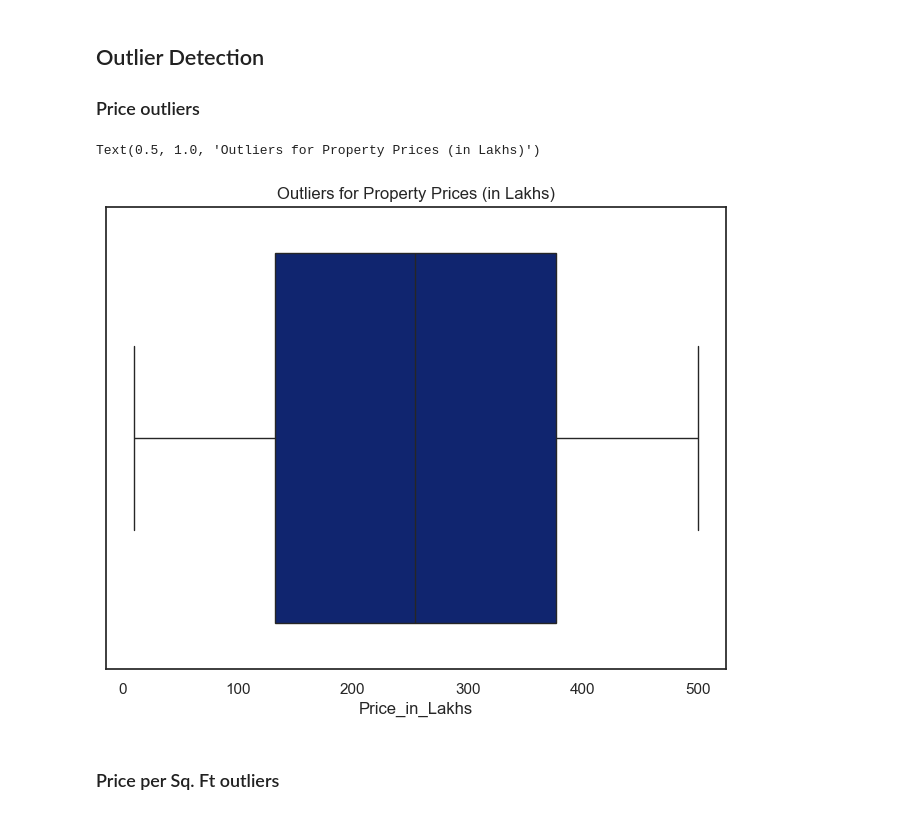
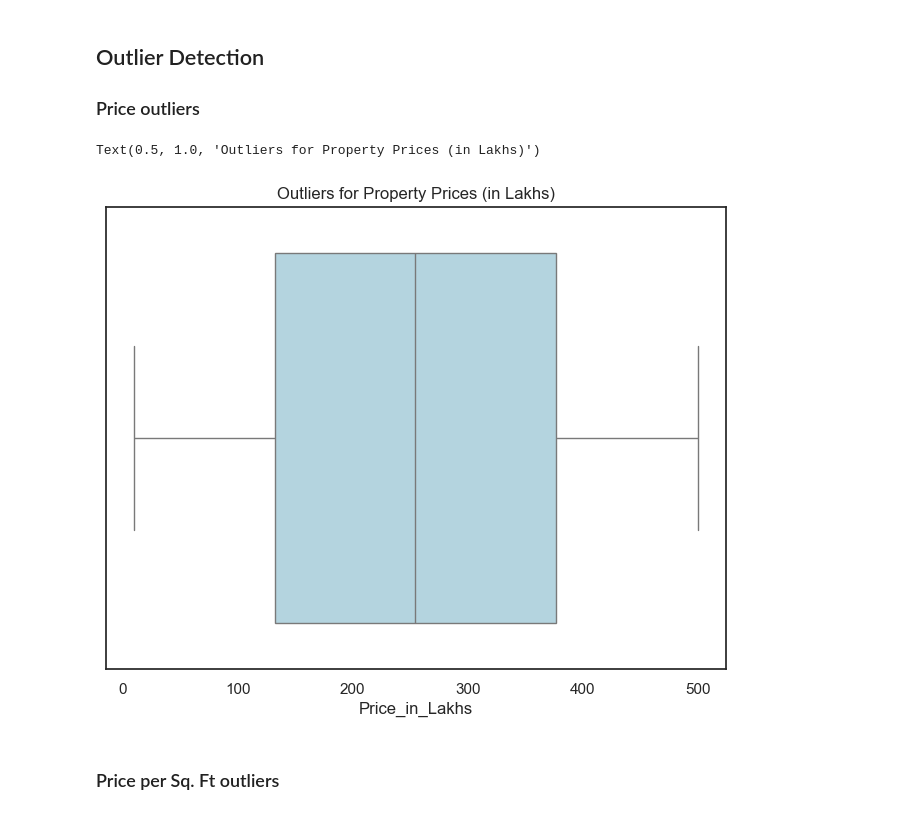
Before and after one commit to kiran86/realestate-advisor, a Jupyter notebook: notebooks/eda.ipynb, the cells around one changed output. Saved outputs shown, nothing was run; the diff lists cells and outputs as text; code cells hidden in the pictures.

```diff
--- a/notebooks/eda.ipynb
+++ b/notebooks/eda.ipynb
@@ -96,8 +96,6 @@ dtype: int64
 # %% [markdown]
 ### Observations
 The dataset contains 21 variables with a ID column for each observation and 2,50,000 total observations. The best part is the data is clean. There is no blank or null values and values are formatted also, hence we can leave aside the cleaning part.
-# %%
-df["Raw_Price_per_SqFt"] = df["Price_in_Lakhs"].div(df["Size_in_SqFt"])
 # %% [markdown]
 ## Univariate Analysis
 ### Price distribution
@@ -179,11 +183,11 @@ plt.show()
 # %%
 # Price outliers
 plt.figure(figsize=(8, 6))
-sns.boxplot(x=df["Price_in_Lakhs"])
+sns.boxplot(x=df["Price_in_Lakhs"], color='lightblue')
 plt.title("Outliers for Property Prices (in Lakhs)")
 # %% [output]
 Text(0.5, 1.0, 'Outliers for Property Prices (in Lakhs)')
-[figure, old version]
+[figure, new version]
 # %% [markdown]
 ### Price per Sq. Ft outliers
 # %%
```
Also changed, not shown: parts of 3 cells of this notebook.
